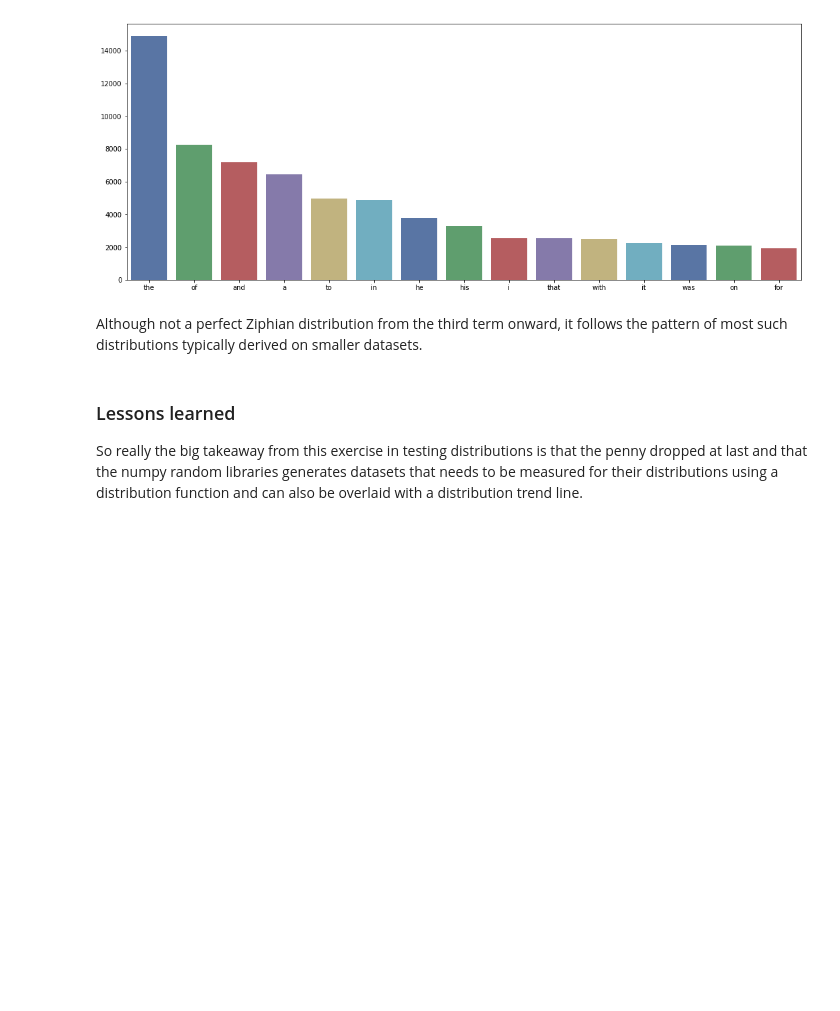
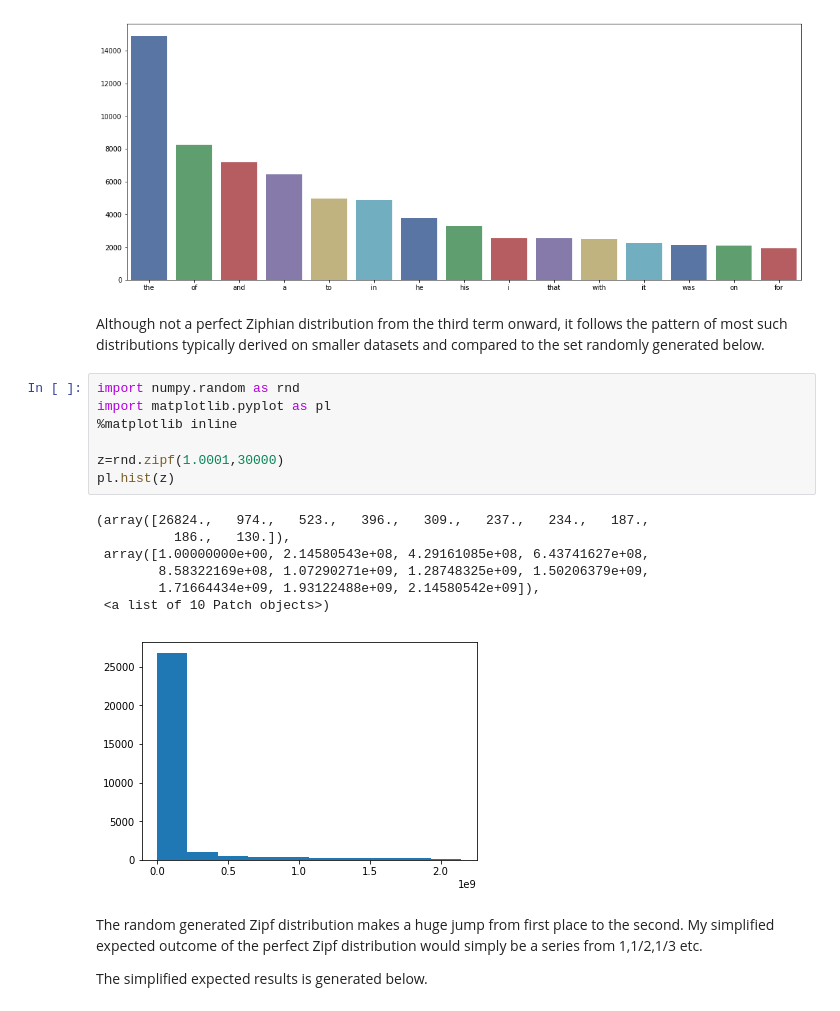
Before and after one commit to G00364778/52465_assignments, a Jupyter notebook: The_Python_numpy.random_package.ipynb, the cells around one changed output. Cells and saved outputs as stored; diff of their text form; blank space fills up the shorter version.

Commit message:
add adition zipf plot and discss findings

```diff
--- a/The_Python_numpy.random_package.ipynb
+++ b/The_Python_numpy.random_package.ipynb
@@ -281,8 +287,23 @@ pl.show()
 # %% [output]
 [figure]
 # %% [markdown]
-Although not a perfect Ziphian distribution from the third term onward, it follows the pattern of most such distributions typically derived on smaller datasets.
+Although not a perfect Ziphian distribution from the third term onward, it follows the pattern of most such distributions typically derived on smaller datasets and compared to the set randomly generated below.
-# %% [markdown]
-### Lessons learned
-
-So really the big takeaway from this exercise in testing distributions is that the penny dropped at last and that the numpy random libraries  generates datasets that needs to be measured for their distributions using a distribution function and can also be overlaid with a distribution trend line.
+# %%
+import numpy.random as rnd
+import matplotlib.pyplot as pl
+%matplotlib inline
+
+z=rnd.zipf(1.0001,30000)
+pl.hist(z)
+# %% [output]
+(array([26824.,   974.,   523.,   396.,   309.,   237.,   234.,   187.,
+          186.,   130.]),
+ array([1.00000000e+00, 2.14580543e+08, 4.29161085e+08, 6.43741627e+08,
+        8.58322169e+08, 1.07290271e+09, 1.28748325e+09, 1.50206379e+09,
+        1.71664434e+09, 1.93122488e+09, 2.14580542e+09]),
+ <a list of 10 Patch objects>)
+[figure, added]
+# %% [markdown]
+The random generated Zipf distribution makes a huge jump from first place to the second. My simplified expected outcome of the perfect Zipf distribution would simply be a series from 1,1/2,1/3 etc.
+
+The simplified expected results is generated below.
```
Also changed, not shown: parts of 11 cells of this notebook, 1 other file.
